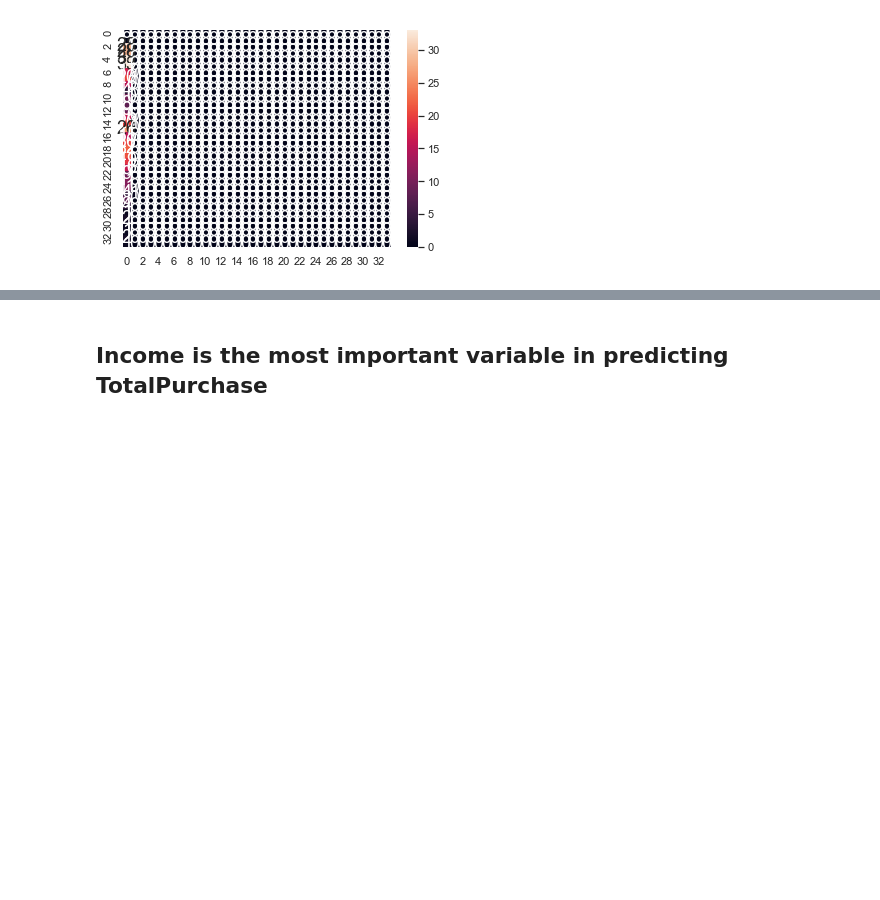
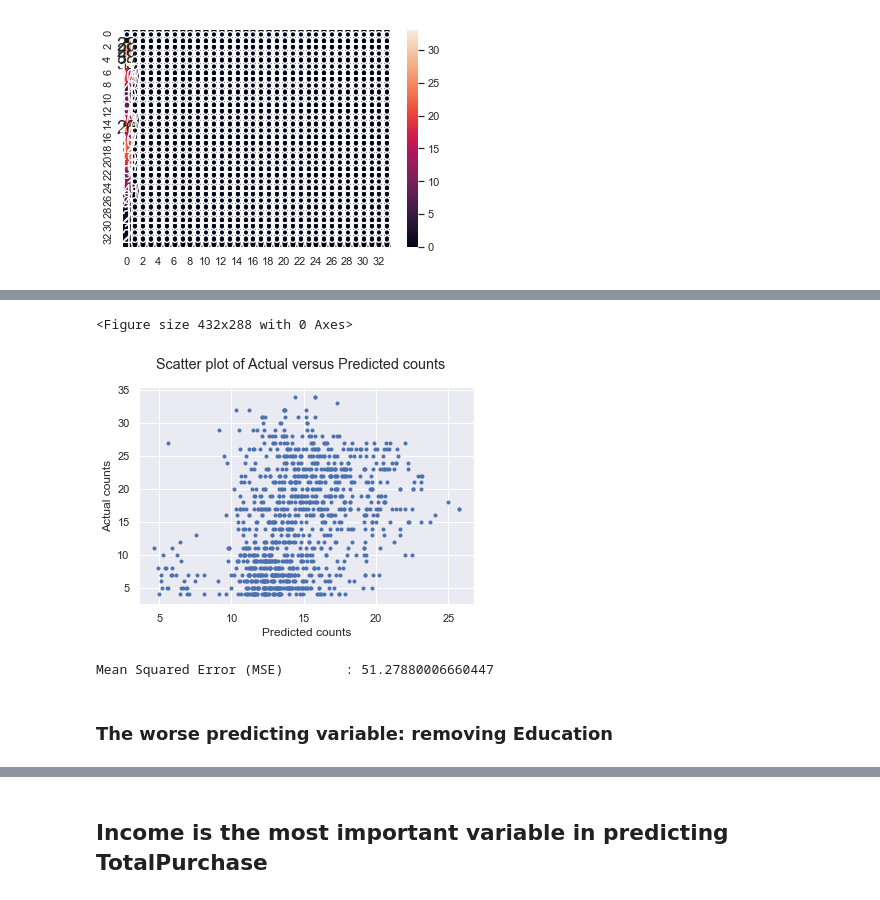
Before and after one commit to BoonHianLim/SC1015-Customer-Personality-Analysis, a Jupyter notebook: Machine-learning.ipynb, the cells around one changed output, grey strips where cells are left out. Drawn from its saved outputs; the diff is of its cells as text; code cells hidden in the pictures; blank space fills up the shorter version.

```diff
--- a/Machine-learning.ipynb
+++ b/Machine-learning.ipynb
@@ -150,0 +156,17 @@ Covariance Type:            nonrobust
+# %%
+expr = """TotalPurchase ~ Education + Marital_Status + TotalChild + HaveChild + NumWebVisitsMonth + YearRange"""
+
+y_train, X_train = dmatrices(expr, df_train, return_type='dataframe')
+y_test, X_test = dmatrices(expr, df_test, return_type='dataframe')
+
+poisson_training_results = sm.GLM(y_train, X_train, family=sm.families.Poisson()).fit()
+
+print(poisson_training_results.summary())
+
+poisson_predictions = poisson_training_results.get_prediction(X_test)
+#summary_frame() returns a pandas DataFrame
+predictions_summary_frame = poisson_predictions.summary_frame()
+print(predictions_summary_frame)
+
+predicted_counts=predictions_summary_frame['mean']
+actual_counts = y_test['TotalPurchase']
@@ -150,0 +191,17 @@ Covariance Type:            nonrobust
+# %%
+plt.clf()
+fig = plt.figure()
+fig.suptitle('Scatter plot of Actual versus Predicted counts')
+plt.scatter(x=predicted_counts, y=actual_counts, marker='.')
+plt.xlabel('Predicted counts')
+plt.ylabel('Actual counts')
+plt.show()
+
+from sklearn.metrics import mean_squared_error
+print("Mean Squared Error (MSE) \t:", mean_squared_error(actual_counts, predicted_counts))
+# %% [output]
+<Figure size 432x288 with 0 Axes>
+[figure, added]
+Mean Squared Error (MSE)        : 51.27880006660447
+# %% [markdown]
+### The worse predicting variable: removing Education
```
Also changed, not shown: parts of 11 cells of this notebook.
